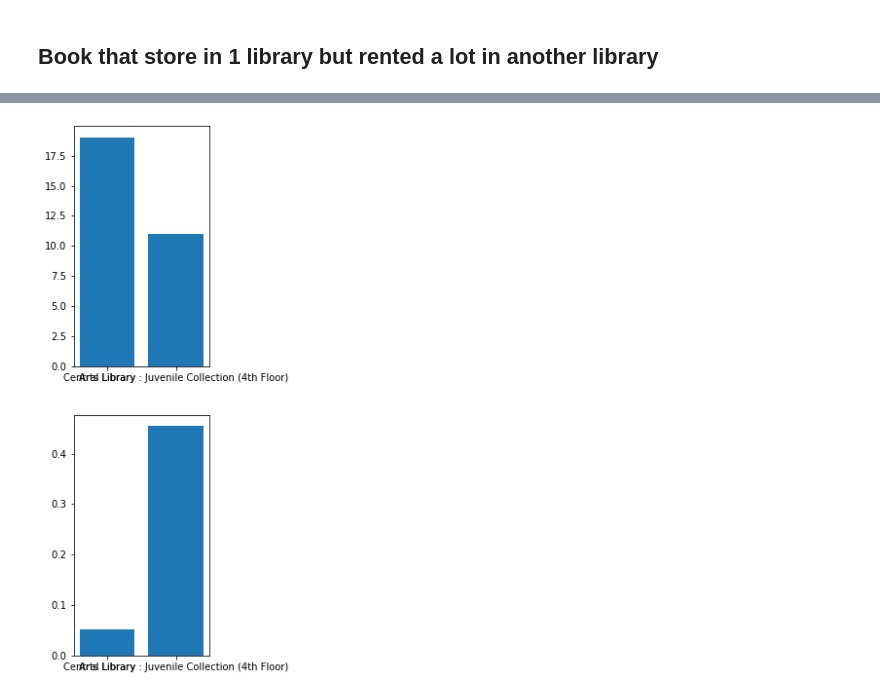
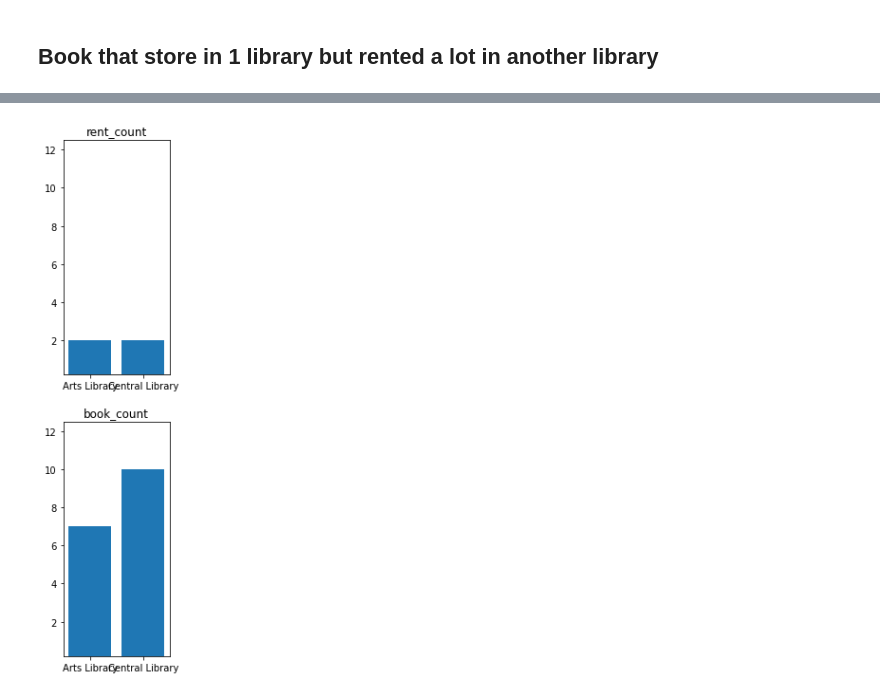
Before and after one commit to puripant/library-dash-public, a Jupyter notebook: notebooks/001_unbalance_book.ipynb, the cells around one changed output, grey strips where cells are left out. Cells and saved outputs as stored; diff of their text form; code cells hidden in the pictures.

Commit message:
using mapped library and faculty

```diff
--- a/notebooks/001_unbalance_book.ipynb
+++ b/notebooks/001_unbalance_book.ipynb
@@ -115,7 +96,8 @@ def compare(ser):
     unbalance = book[idx_max] < book[idx_min]
     return unbalance
 
-book_multiple_library.iloc[:].groupby(level=0).filter(compare)
+unbalance = book_multiple_library.iloc[:].groupby(level=0).filter(compare)
+unbalance.head()
 # %% [output]
 |  |  | rent_count | book_count | ratio |
 | title | library |  |  |  |
@@ -134,12 +127,21 @@ book_multiple_library.iloc[:].groupby(level=0).filter(compare)
+# %%
+titles = unbalance.index.get_level_values(0).unique()
 # %%
-title = 'ไฮดี้ = Heidi'
+title = titles[1]
 x = book_multiple_library.loc[title].index
 d = book_multiple_library.loc[title].values
 fig, axs = plt.subplots(2)
+extent = [d.min(), d.max() * 1.25]
 axs[0].bar(x=x,
+           height=d[:,0],
+           )
+axs[0].set_title('rent_count')
+axs[0].set_ylim(*extent)
+
+axs[1].bar(x=x,
            height=d[:,1])
-axs[1].bar(x=x,
-           height=d[:,2])
-fig.set_size_inches(2.5, 10)
+axs[1].set_title('book_count')
+axs[1].set_ylim(*extent)
+fig.set_size_inches(2, 10)
 # %% [output]
-[figure, old version]
+[figure, new version]
```
Also changed, not shown: parts of 7 cells of this notebook, 5 other files.
